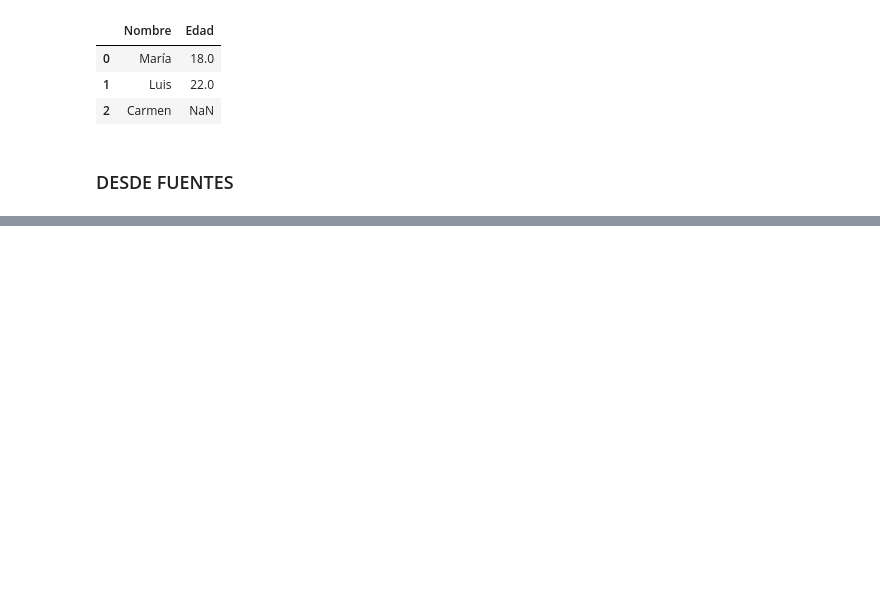
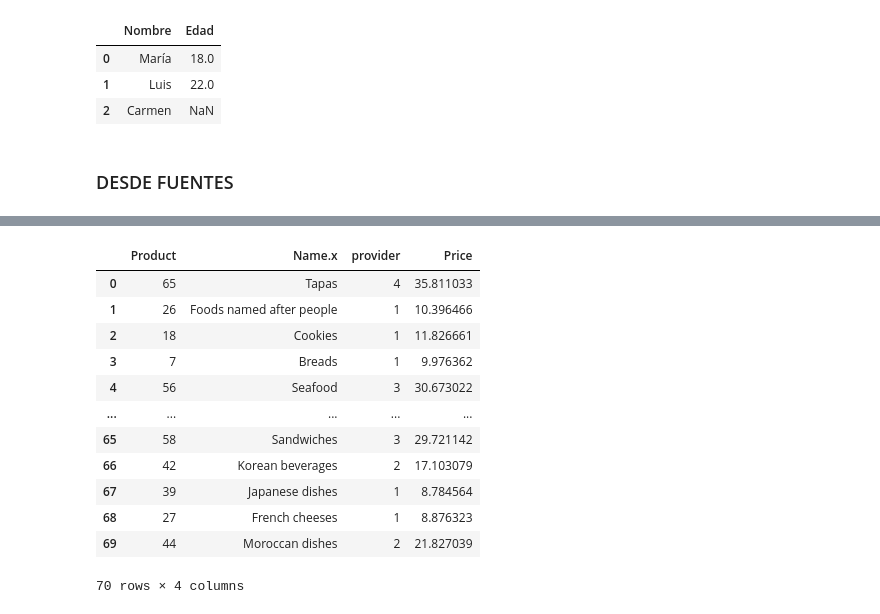
Before and after one commit to CarlosEsteve/python, a Jupyter notebook: Pandas/Pandas.ipynb, the cells around one changed output, grey strips where cells are left out. Drawn from its saved outputs; the diff is of its cells as text; code cells hidden in the pictures; blank space fills up the shorter version.

```diff
--- a/Pandas/Pandas.ipynb
+++ b/Pandas/Pandas.ipynb
@@ -256,0 +343,17 @@ pd.read_csv()
+# %%
+dfxls1 = pd.read_excel("../Pandas/datos/FoodMarket.xlsx", sheet_name = 1)
+dfxls1
+# %% [output]
+|  | Product | Name.x | provider | Price |
+| 0 | 65 | Tapas | 4 | 35.811033 |
+| 1 | 26 | Foods named after people | 1 | 10.396466 |
+| 2 | 18 | Cookies | 1 | 11.826661 |
+| 3 | 7 | Breads | 1 | 9.976362 |
+| 4 | 56 | Seafood | 3 | 30.673022 |
+| ... | ... | ... | ... | ... |
+| 65 | 58 | Sandwiches | 3 | 29.721142 |
+| 66 | 42 | Korean beverages | 2 | 17.103079 |
+| 67 | 39 | Japanese dishes | 1 | 8.784564 |
+| 68 | 27 | French cheeses | 1 | 8.876323 |
+| 69 | 44 | Moroccan dishes | 2 | 21.827039 |
+70 rows × 4 columns
```
Also changed, not shown: parts of 6 cells of this notebook, 3 other files.
